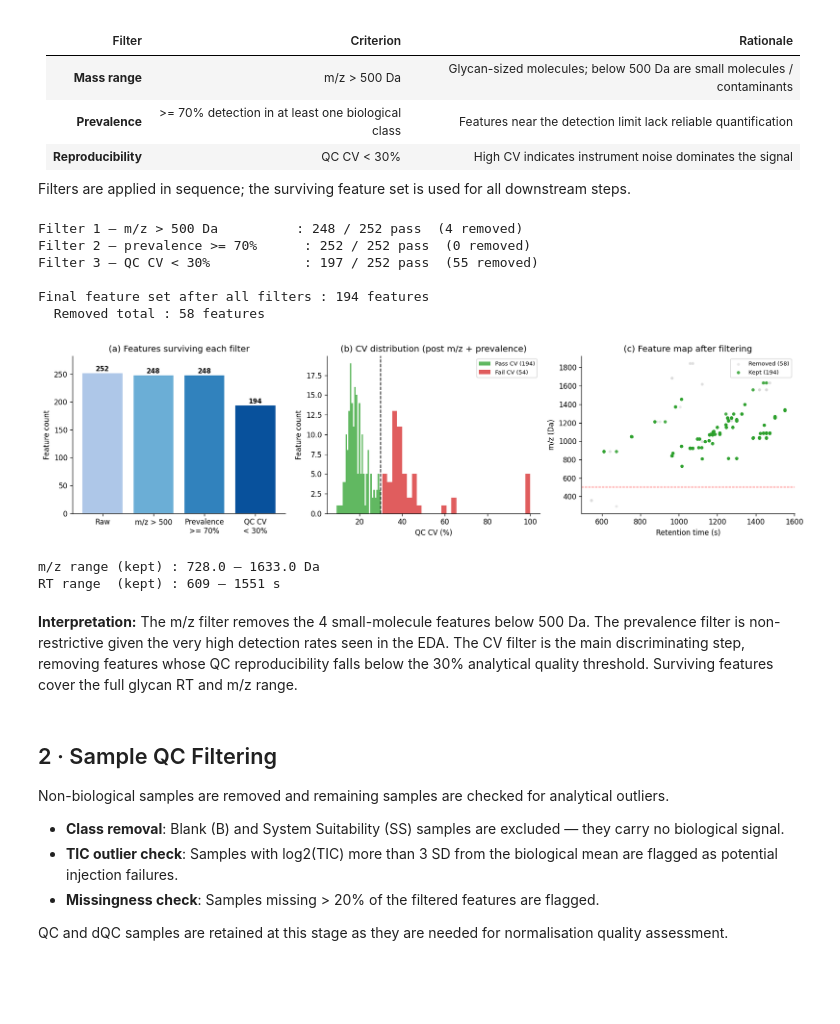
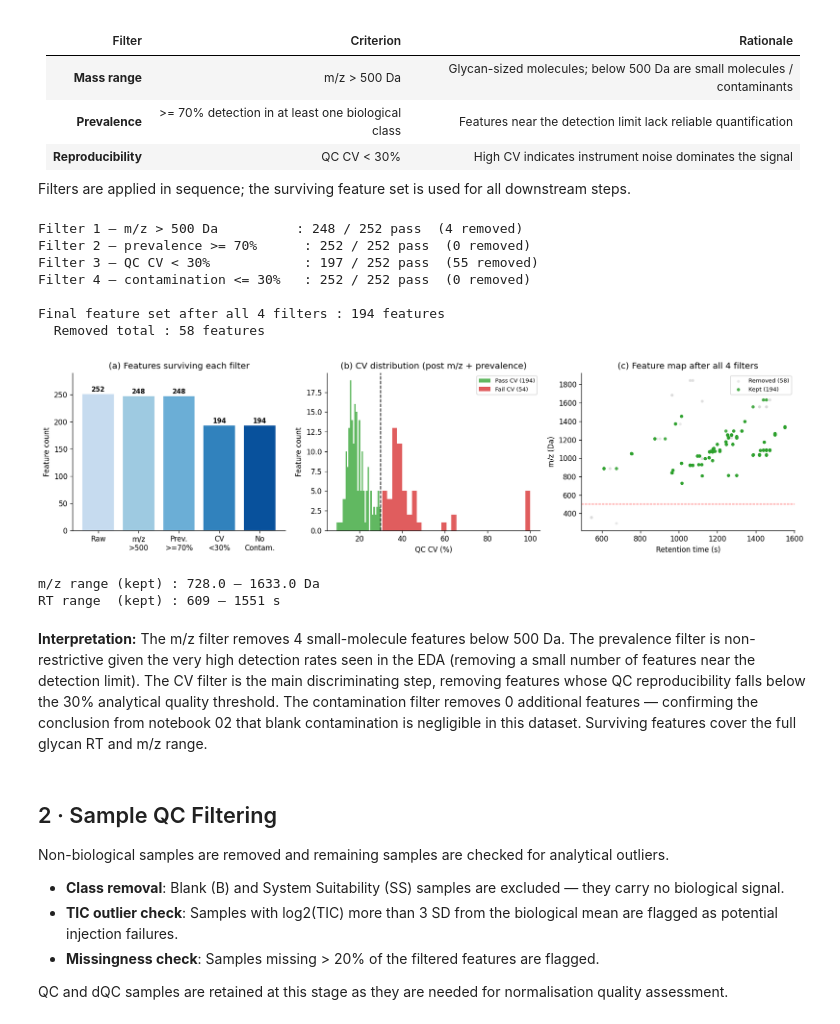
Before and after one commit to hannahhajj/AIProj, a Jupyter notebook: Notebooks/03_preprocessing.ipynb, the cells around one changed output. Cells and saved outputs as stored; diff of their text form; code cells hidden in the pictures; blank space fills up the shorter version.

Commit message:
Fixed some errors in Notebook 3

```diff
--- a/Notebooks/03_preprocessing.ipynb
+++ b/Notebooks/03_preprocessing.ipynb
@@ -80,9 +80,11 @@ Filters are applied in sequence; the surviving feature set is used for all downs
 # %%
 QC_IDX    = sample_meta[sample_meta["class"] == "QC"].index
 BIO_IDX   = sample_meta[sample_meta["class"].isin(BIO_CLASSES)].index
+BLANK_IDX = sample_meta[sample_meta["class"] == "B"].index
 
-dm_qc  = data_matrix.loc[QC_IDX]
-dm_bio = data_matrix.loc[BIO_IDX]
+dm_qc    = data_matrix.loc[QC_IDX]
+dm_bio   = data_matrix.loc[BIO_IDX]
+dm_blank = data_matrix.loc[BLANK_IDX]
 
 # ── Filter 1: m/z > 500 Da ───────────────────────────────────────────────
 pass_mz = feature_meta["mz"] > 500
@@ -106,11 +108,19 @@ pass_cv = qc_cv < 30.0
 print(f"Filter 3 – QC CV < 30%            : {pass_cv.sum():>3d} / {len(pass_cv)} pass  "
       f"({(~pass_cv).sum()} removed)")
 
-# ── Combined (sequential) ────────────────────────────────────────────────
-pass_all   = pass_mz & pass_prev & pass_cv
+# ── Filter 4: contamination — blank/bio mean <= 30% ──────────────────────
+blank_mean      = dm_blank.replace(0, np.nan).mean(axis=0).fillna(0.0)
+bio_mean_f      = dm_bio.replace(0, np.nan).mean(axis=0)
+blank_bio_ratio = (blank_mean / bio_mean_f).fillna(1.0)
+pass_contam     = blank_bio_ratio <= 0.30
+print(f"Filter 4 – contamination <= 30%   : {pass_contam.sum():>3d} / {len(pass_contam)} pass  "
+      f"({(~pass_contam).sum()} removed)")
+
+# ── Combined (all 4 filters, sequential) ────────────────────────────────
+pass_all   = pass_mz & pass_prev & pass_cv & pass_contam
 good_feats = pass_all[pass_all].index
 
-print(f"\nFinal feature set after all filters : {len(good_feats)} features")
+print(f"\nFinal feature set after all 4 filters : {len(good_feats)} features")
 print(f"  Removed total : {len(pass_all) - len(good_feats)} features")
 
 feature_meta_filt = feature_meta.loc[good_feats]
@@ -119,71 +129,72 @@ data_filt         = data_matrix[good_feats]
 Filter 1 – m/z > 500 Da          : 248 / 252 pass  (4 removed)
 Filter 2 – prevalence >= 70%      : 252 / 252 pass  (0 removed)
 Filter 3 – QC CV < 30%            : 197 / 252 pass  (55 removed)
+Filter 4 – contamination <= 30%   : 252 / 252 pass  (0 removed)
 
-Final feature set after all filters : 194 features
+Final feature set after all 4 filters : 194 features
   Removed total : 58 features
 # %%
 fig, axes = plt.subplots(1, 3, figsize=(15, 4))
 
-# ── (a) Waterfall: features surviving each filter ─────────────────────────
+# ── (a) Waterfall: features surviving each filter (all 4) ─────────────────
 ax = axes[0]
-stages = ["Raw", "m/z > 500", "Prevalence\n>= 70%", "QC CV\n< 30%"]
+stages = ["Raw", "m/z\n>500", "Prev.\n>=70%", "CV\n<30%", "No\nContam."]
 counts = [
     len(pass_mz),
     pass_mz.sum(),
     (pass_mz & pass_prev).sum(),
+    (pass_mz & pass_prev & pass_cv).sum(),
     pass_all.sum(),
 ]
-colors = ["#aec7e8", "#6baed6", "#3182bd", "#08519c"]
+colors = ["#c6dbef", "#9ecae1", "#6baed6", "#3182bd", "#08519c"]
 bars = ax.bar(stages, counts, color=colors, edgecolor="white")
 for bar, cnt in zip(bars, counts):
     ax.text(bar.get_x() + bar.get_width()/2, bar.get_height() + 1,
             str(cnt), ha="center", va="bottom", fontsize=9, fontweight="bold")
 ax.set_ylabel("Feature count")
 ax.set_title("(a) Features surviving each filter")
-ax.set_ylim(0, len(pass_mz) * 1.12)
+ax.set_ylim(0, len(pass_mz) * 1.15)
 
 # ── (b) CV distribution, coloured by pass/fail ───────────────────────────
 ax = axes[1]
-cv_plot = qc_cv.clip(upper=100).replace([np.inf], 100)
-# Only features that passed m/z and prevalence
+cv_plot  = qc_cv.clip(upper=100).replace([np.inf], 100)
 eligible = pass_mz & pass_prev
 ax.hist(cv_plot[eligible & pass_cv],  bins=30, color="#2ca02c", alpha=0.75,
         label=f"Pass CV ({(eligible & pass_cv).sum()})", edgecolor="none")
 ax.hist(cv_plot[eligible & ~pass_cv], bins=30, color="#d62728", alpha=0.75,
         label=f"Fail CV ({(eligible & ~pass_cv).sum()})", edgecolor="none")
 ax.axvline(30, color="black", linestyle="--", linewidth=1.2)
 ax.set_xlabel("QC CV (%)")
 ax.set_ylabel("Feature count")
 ax.set_title("(b) CV distribution (post m/z + prevalence)")
 ax.legend(fontsize=8)
 
 # ── (c) Feature map: surviving features highlighted ───────────────────────
 ax = axes[2]
 ax.scatter(feature_meta.loc[~pass_all, "rt"], feature_meta.loc[~pass_all, "mz"],
            c="#d9d9d9", s=15, alpha=0.6, linewidths=0,
            label=f"Removed ({(~pass_all).sum()})")
 ax.scatter(feature_meta.loc[pass_all, "rt"], feature_meta.loc[pass_all, "mz"],
            c="#2ca02c", s=20, alpha=0.85, linewidths=0,
            label=f"Kept ({pass_all.sum()})")
 ax.axhline(500, color="red", linestyle="--", linewidth=0.9, alpha=0.7)
 ax.set_xlabel("Retention time (s)")
 ax.set_ylabel("m/z (Da)")
-ax.set_title("(c) Feature map after filtering")
+ax.set_title("(c) Feature map after all 4 filters")
 ax.legend(fontsize=8)
 
 plt.tight_layout()
 plt.savefig(FIG_DIR / "fig_feat_filter.png", dpi=150, bbox_inches="tight")
 plt.show()
 
 print(f"m/z range (kept) : {feature_meta_filt['mz'].min():.1f} – {feature_meta_filt['mz'].max():.1f} Da")
 print(f"RT range  (kept) : {feature_meta_filt['rt'].min():.0f} – {feature_meta_filt['rt'].max():.0f} s")
 # %% [output]
-[figure, old version]
+[figure, new version]
 m/z range (kept) : 728.0 – 1633.0 Da
 RT range  (kept) : 609 – 1551 s
 # %% [markdown]
-**Interpretation:** The m/z filter removes the 4 small-molecule features below 500 Da. The prevalence filter is non-restrictive given the very high detection rates seen in the EDA. The CV filter is the main discriminating step, removing features whose QC reproducibility falls below the 30% analytical quality threshold. Surviving features cover the full glycan RT and m/z range.
+**Interpretation:** The m/z filter removes 4 small-molecule features below 500 Da. The prevalence filter is non-restrictive given the very high detection rates seen in the EDA (removing a small number of features near the detection limit). The CV filter is the main discriminating step, removing features whose QC reproducibility falls below the 30% analytical quality threshold. The contamination filter removes 0 additional features — confirming the conclusion from notebook 02 that blank contamination is negligible in this dataset. Surviving features cover the full glycan RT and m/z range.
 # %% [markdown]
 ## 2 · Sample QC Filtering
 
```
Also changed, not shown: parts of 4 cells of this notebook, 3 other files.
